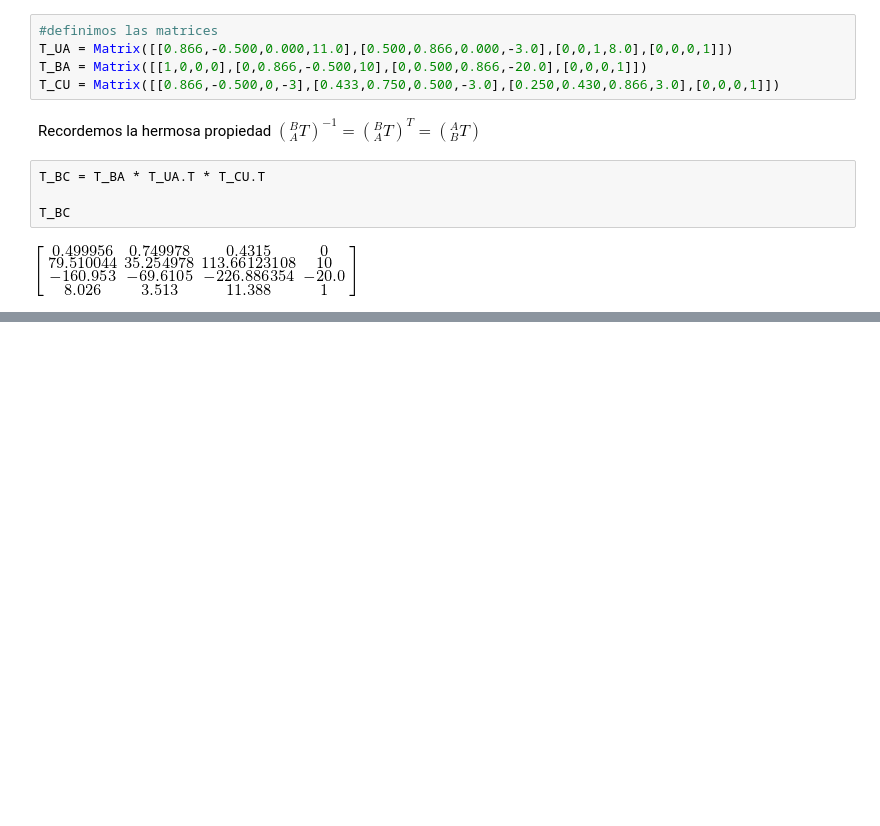
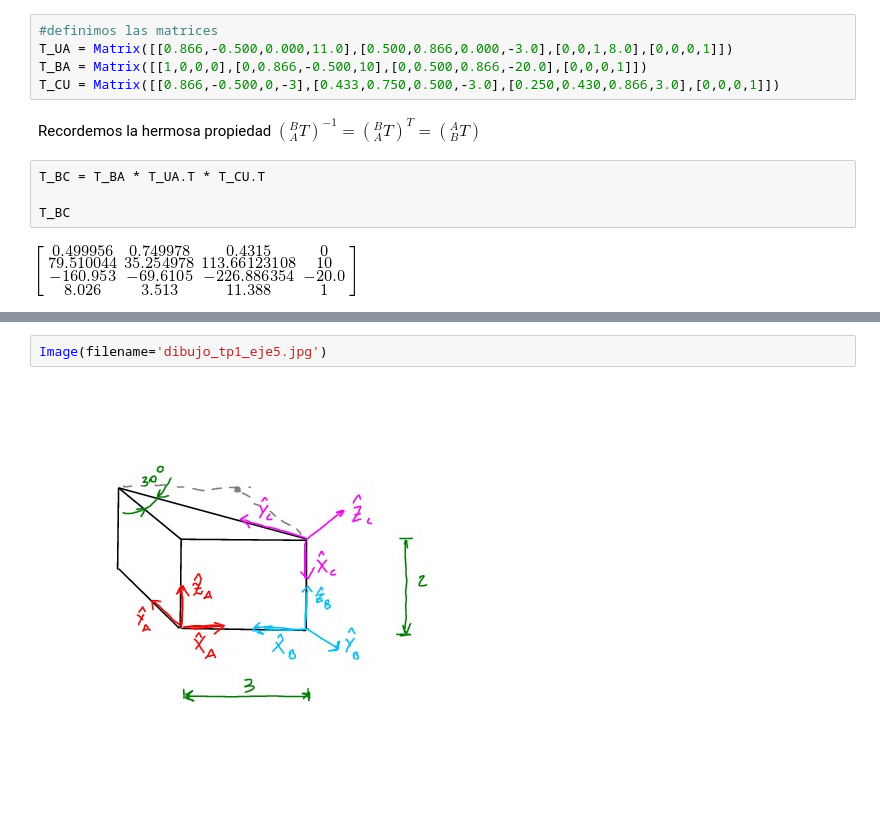
Before and after one commit to elsuizo/Control_de_robots_py, a Jupyter notebook: tp1.ipynb, the cells around one changed output, grey strips where cells are left out. Saved outputs shown, nothing was run; the diff lists cells and outputs as text; blank space fills up the shorter version.

```diff
--- a/tp1.ipynb
+++ b/tp1.ipynb
@@ -199,0 +214,4 @@ T_BC
+# %%
+Image(filename='dibujo_tp1_eje5.jpg')
+# %% [output]
+[figure, added]
```
Also changed, not shown: parts of 28 cells of this notebook.
